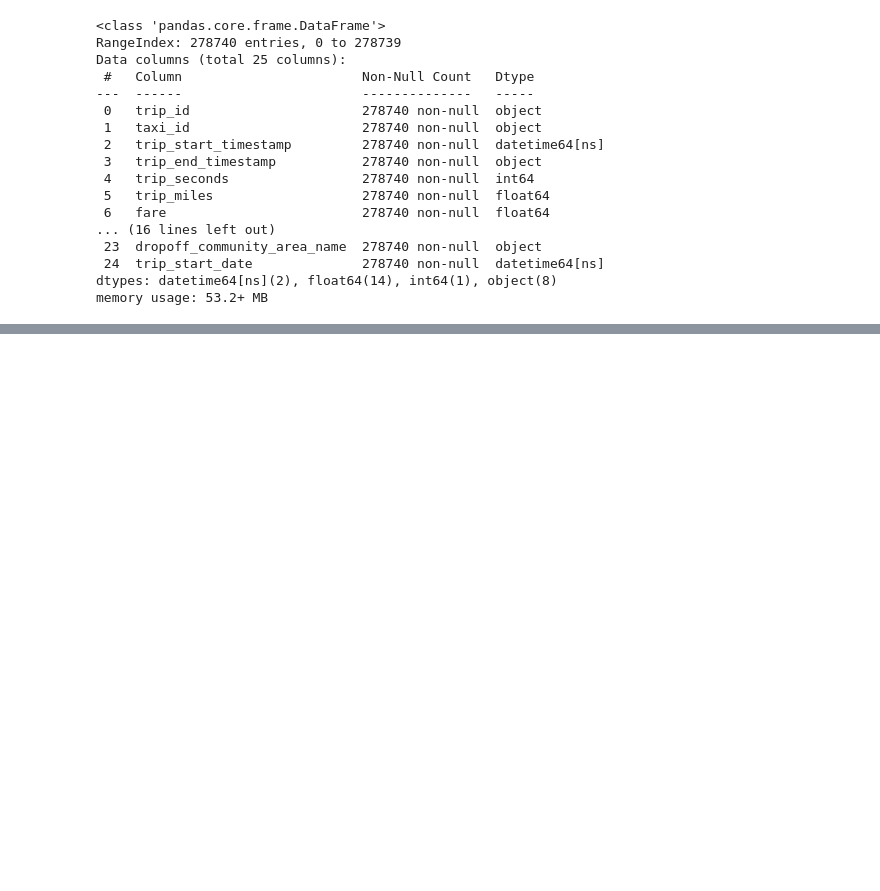
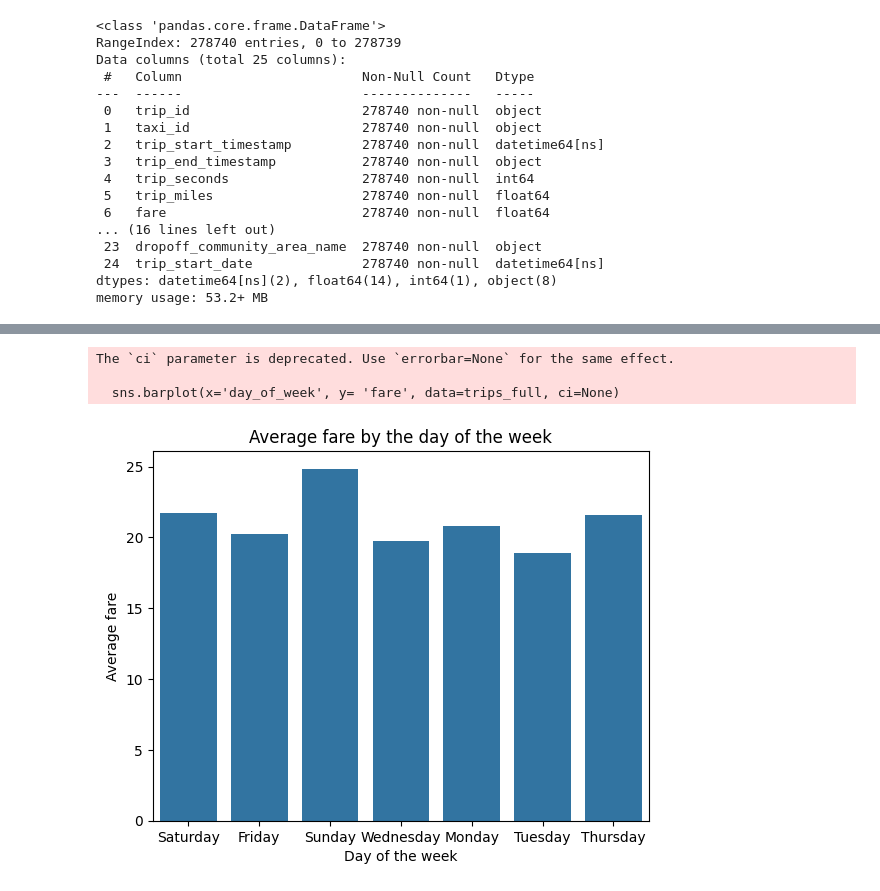
Before and after one commit to zselyigy/cubix_data_engineer_aws, a Jupyter notebook: src/scripts/08_local_visualizations.ipynb, the cells around one changed output, grey strips where cells are left out. Saved outputs shown, nothing was run; the diff lists cells and outputs as text; code cells hidden in the pictures; blank space fills up the shorter version.

```diff
--- a/src/scripts/08_local_visualizations.ipynb
+++ b/src/scripts/08_local_visualizations.ipynb
@@ -222,0 +248,14 @@ trips_full.head()
+# %%
+# 3 - Average fare by the day of the week
+
+trips_full['day_of_week'] = trips_full['trip_start_timestamp'].dt.day_name()
+sns.barplot(x='day_of_week', y= 'fare', data=trips_full, errorbar=None)
+plt.title('Average fare by the day of the week')
+plt.xlabel('Day of the week')
+plt.ylabel('Average fare')
+plt.show()
+# %% [output]
+The `ci` parameter is deprecated. Use `errorbar=None` for the same effect.
+
+  sns.barplot(x='day_of_week', y= 'fare', data=trips_full, ci=None)
+[figure, added]
```
Also changed, not shown: parts of 7 cells of this notebook.
